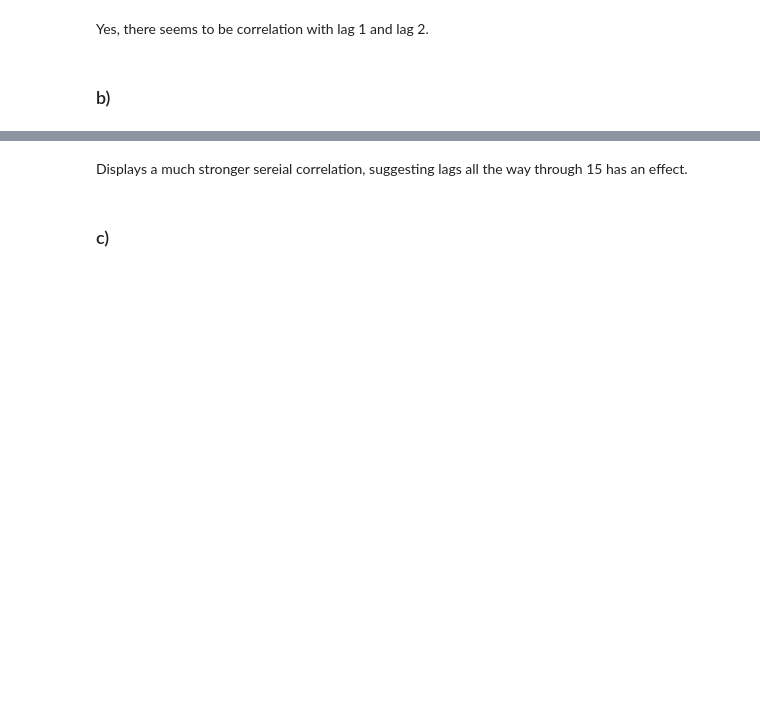
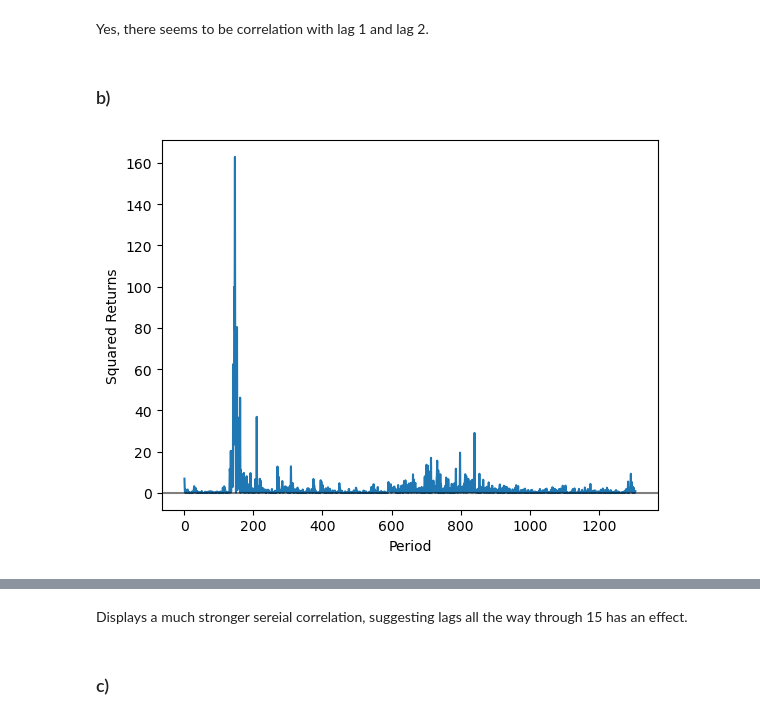
Before and after one commit to s2115214/First-Semester-Projects, a Jupyter notebook: midterm_statistics/time_series.ipynb, the cells around one changed output, grey strips where cells are left out. Saved outputs shown, nothing was run; the diff lists cells and outputs as text; code cells hidden in the pictures; blank space fills up the shorter version.

```diff
--- a/midterm_statistics/time_series.ipynb
+++ b/midterm_statistics/time_series.ipynb
@@ -47,4 +50,13 @@ Yes, there seems to be correlation with lag 1 and lag 2.
 ### b)
 # %%
 squared = returns**2
+# %%
+plt.plot(squared)
+plt.xlabel('Period')
+plt.ylabel('Squared Returns')
+plt.axhline(0,0,1,color='black', alpha=0.5)
+
+plt.show()
+# %% [output]
+[figure, added]
 # %%
```
Also changed, not shown: parts of 12 cells of this notebook.
